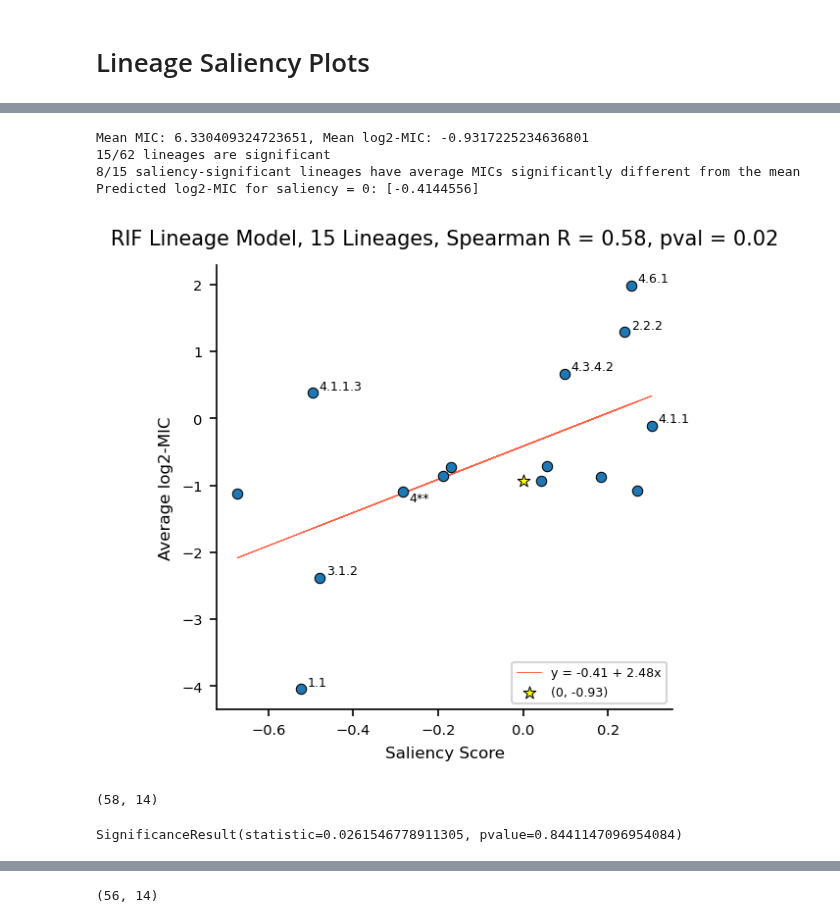
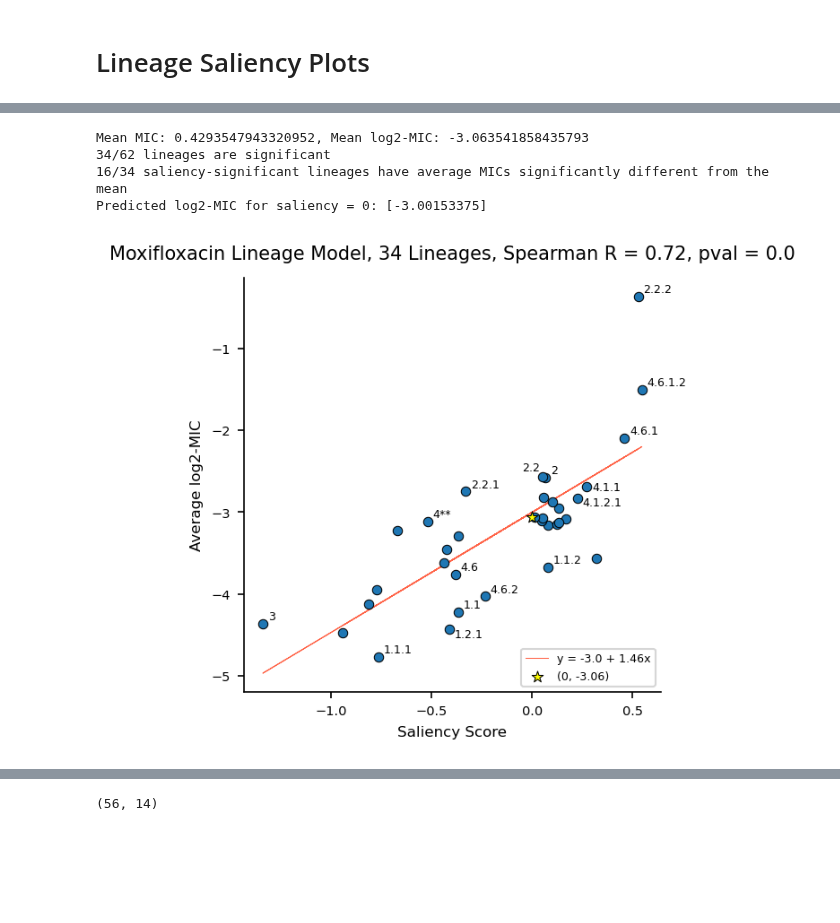
Before and after one commit to sanju99/MtbQuantCNN, a Jupyter notebook: saliency/plot_saliency.ipynb, the cells around one changed output, grey strips where cells are left out. Saved outputs shown, nothing was run; the diff lists cells and outputs as text; code cells hidden in the pictures; blank space fills up the shorter version.

```diff
--- a/saliency/plot_saliency.ipynb
+++ b/saliency/plot_saliency.ipynb
@@ -409,11 +610,11 @@ MXF_gyrBA_lineage_df.query("Pos==6734")
 # %% [markdown]
 # Lineage Saliency Plots
 # %%
-def generate_lineage_saliency_plot(drug, out_dir, df_phenos, binary_thresh, sig_thresh=0.2, significance=True, binary=False, savefName=None):
+def generate_lineage_saliency_plot(drug, drug_abbr, out_dir, df_phenos, binary_thresh, sig_thresh=0.2, significance=True, binary=False, savefName=None):
 
-    df_phenos["log2-MIC"] = np.log2(df_phenos[f"{drug}_midpoint"])
+    df_phenos["log2-MIC"] = np.log2(df_phenos[f"{drug_abbr}_midpoint"])
     mean_log_mic = np.mean(df_phenos["log2-MIC"])
-    print(f"Mean MIC: {df_phenos[f'{drug}_midpoint'].mean()}, Mean log2-MIC: {mean_log_mic}")
+    print(f"Mean MIC: {df_phenos[f'{drug_abbr}_midpoint'].mean()}, Mean log2-MIC: {mean_log_mic}")
 
 
     ################################### STEP 1: MAKE LINEAGE MATRIX ###################################
@@ -451,6 +652,9 @@ def generate_lineage_saliency_plot(drug, out_dir, df_phenos, binary_thresh, sig_
     # add log2-MIC to get averaged per lineage later
     lineages = lineages.merge(df_phenos[["ROLLINGDB_ID", "log2-MIC"]].set_index("ROLLINGDB_ID"), left_index=True, right_index=True)
 
+    insilico_lineage_predictions = pd.read_csv(f"../analysis/{drug}/insilico_mutagenesis/lineage_predictions.csv")
+    lineage_scores_df = lineage_scores_df.merge(insilico_lineage_predictions, on="Lineage", how="inner")
+
     for i, row in lineage_scores_df.iterrows():
 
         # add average log2-MIC of isolates with that SNP
@@ -470,8 +674,8 @@ def generate_lineage_saliency_plot(drug, out_dir, df_phenos, binary_thresh, sig_
             else:
                 alt = "less"
 
-            mu_stat, mu_pval = st.mannwhitneyu(df_phenos.query("ROLLINGDB_ID in @isolates_in_lineage")[f"{drug}_midpoint"].values,
-                                               df_phenos[f"{drug}_midpoint"].values,
+            mu_stat, mu_pval = st.mannwhitneyu(df_phenos.query("ROLLINGDB_ID in @isolates_in_lineage")[f"{drug_abbr}_midpoint"].values,
+                                               df_phenos[f"{drug_abbr}_midpoint"].values,
                                                alternative=alt,
                                               )
 
@@ -567,7 +771,7 @@ def generate_lineage_saliency_plot(drug, out_dir, df_phenos, binary_thresh, sig_
     yvar = "log2-MIC"
 
     X = significant_lineages["plot_score"].values.reshape(-1, 1)
-    y = significant_lineages["log2-MIC"]
+    y = significant_lineages[yvar]
 
     linReg = LinearRegression(fit_intercept=True)
     linReg.fit(X, y)
@@ -585,9 +789,9 @@ def generate_lineage_saliency_plot(drug, out_dir, df_phenos, binary_thresh, sig_
     for i, row in significant_lineages.iterrows():
         if row["Bonferroni_MIC_pval"] < 0.05:
 
-            if drug == "RIF" and row["Lineage"] == "4**":
+            if drug_abbr == "RIF" and row["Lineage"] == "4**":
                 ax.text(row["plot_score"] + right_adj, row[yvar] - 0.15, row["Lineage"], color='black', fontsize=6)
-            elif drug == "MXF":
+            elif drug_abbr == "MXF":
                 if row["Lineage"] == "2.2":
                     ax.text(row["plot_score"] - 0.1, row[yvar] + up_adj*1.5, row["Lineage"], color='black', fontsize=6)
                 elif row["Lineage"] == "4.1.1":
@@ -620,4 +824,4 @@ def generate_lineage_saliency_plot(drug, out_dir, df_phenos, binary_thresh, sig_
     else:
         plt.savefig(savefName, dpi=300)
 
-    return lineage_scores_df
+    return significant_lineages
@@ -624,31 +845,21 @@ def generate_lineage_saliency_plot(drug, out_dir, df_phenos, binary_thresh, sig_
 # %%
-RIF_lineage_scores_df = generate_lineage_saliency_plot("RIF",
-                                                       "/n/data1/hms/dbmi/farhat/Sanjana/CNN_results/RIF_rpoBC_lineage",
-                                                       df_rif,
+MXF_lineage_scores_df = generate_lineage_saliency_plot("Moxifloxacin",
+                                                        "MXF",
+                                                      "/n/data1/hms/dbmi/farhat/Sanjana/CNN_results/MXF_gyrBA_lineage",
+                                                       df_mxf,
                                                        binary_thresh=0.5,
                                                        sig_thresh=0.05,
                                                        significance=True,
                                                        binary=False,
-                                                       savefName="../analysis/Rifampicin/lineage_scatter.png"
+                                                       #savefName="../analysis/Moxifloxacin/lineage_scatter.png"
                                                      )
 
-# RIF_lineage_scores_df = RIF_lineage_scores_df.merge(RIF_lineage_pred, on="Lineage", how="outer")
+# MXF_lineage_scores_df = MXF_lineage_scores_df.merge(MXF_lineage_pred, on="Lineage")
 
-# # add the lowest MIC to be the actual log2 MIC of H37Rv
-# RIF_lineage_scores_df.loc[RIF_lineage_scores_df["Lineage"]=="H37Rv", "log2-MIC"] = np.log2(df_rif["RIF_midpoint"].min())
+# MXF_lineage_scores_df.loc[MXF_lineage_scores_df["Lineage"]=="H37Rv", "log2-MIC"] = np.log2(df_mxf["MXF_midpoint"].min())
 # %% [output]
-Mean MIC: 6.330409324723651, Mean log2-MIC: -0.9317225234636801
-15/62 lineages are significant
-8/15 saliency-significant lineages have average MICs significantly different from the mean
-Predicted log2-MIC for saliency = 0: [-0.4144556]
+Mean MIC: 0.4293547943320952, Mean log2-MIC: -3.063541858435793
+34/62 lineages are significant
+16/34 saliency-significant lineages have average MICs significantly different from the mean
+Predicted log2-MIC for saliency = 0: [-3.00153375]
-[figure, old version]
+[figure, new version]
-# %%
-RIF_lineage_scores_df.loc[(~pd.isnull(RIF_lineage_scores_df["log2-MIC"])) & (RIF_lineage_scores_df["Lineage"] != "H37Rv")].shape
-# %% [output]
-(58, 14)
-# %%
-st.spearmanr(RIF_lineage_scores_df.loc[~pd.isnull(RIF_lineage_scores_df["log2-MIC"])]["pred_log2_MIC"],
-             RIF_lineage_scores_df.loc[~pd.isnull(RIF_lineage_scores_df["log2-MIC"])]["log2-MIC"]
-            )
-# %% [output]
-SignificanceResult(statistic=0.0261546778911305, pvalue=0.8441147096954084)
```
Also changed, not shown: parts of 45 cells of this notebook, 16 other files.
